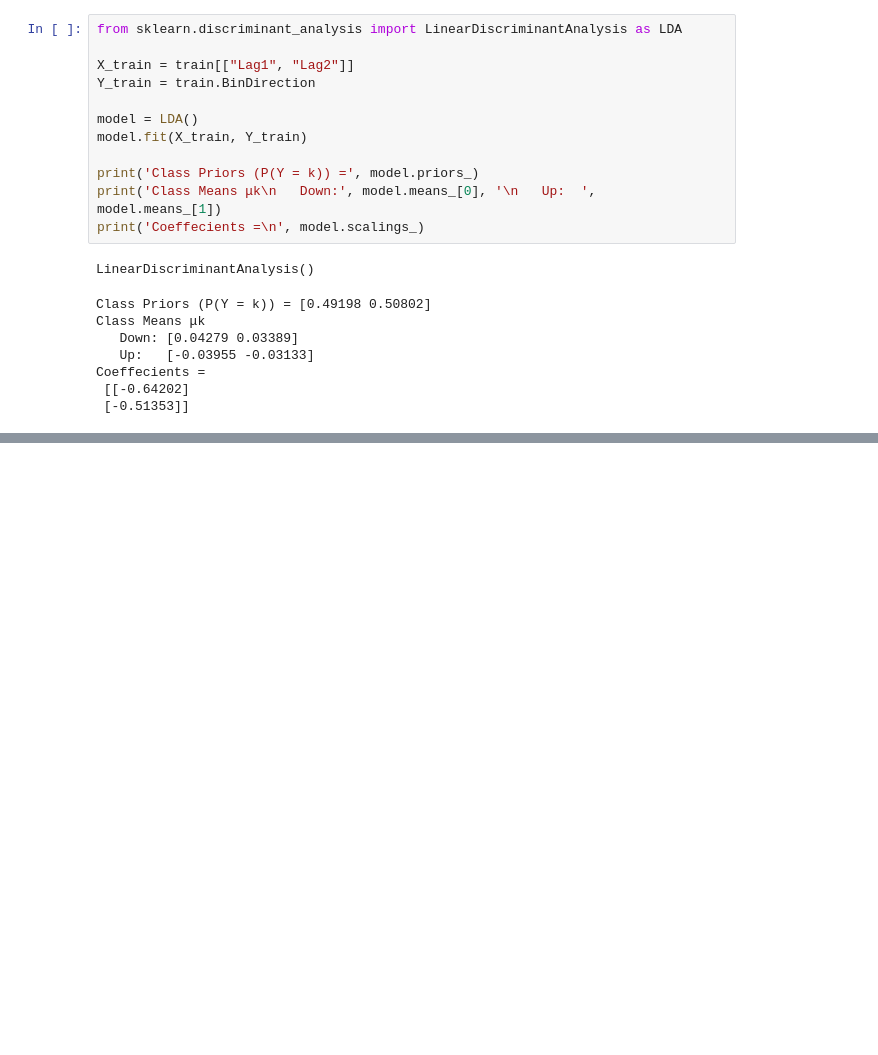
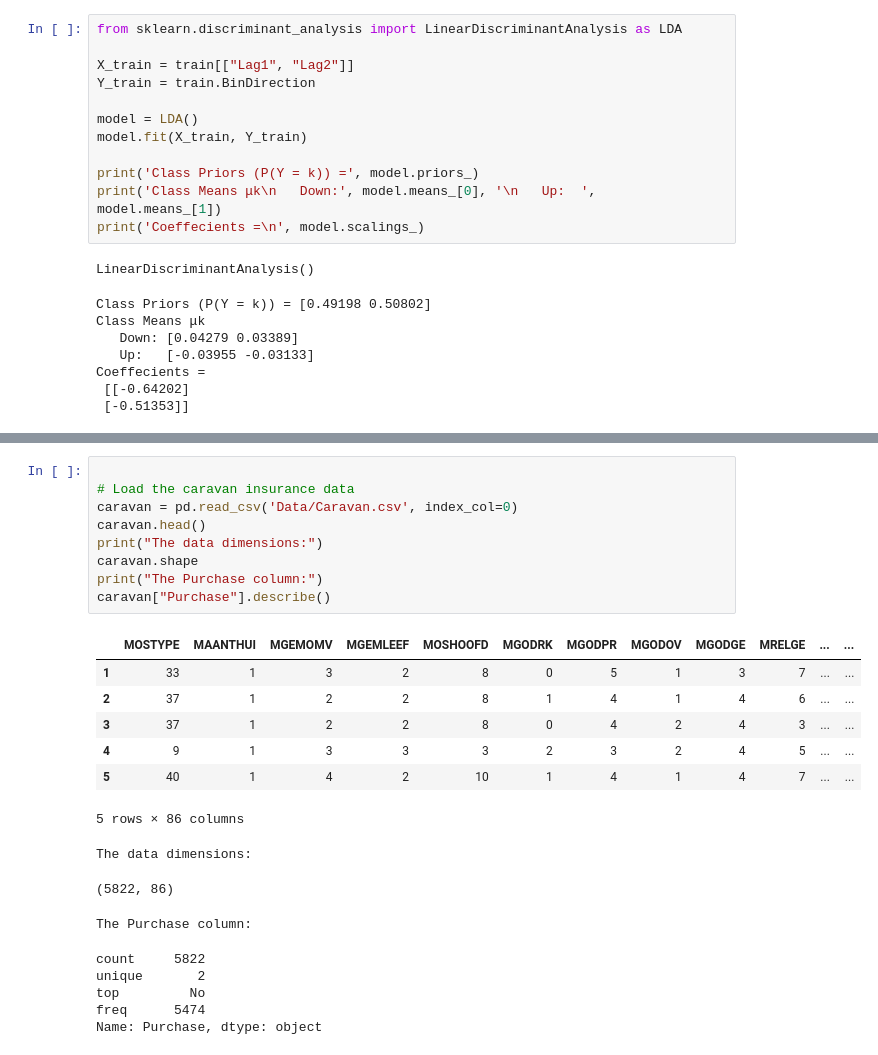
Before and after one commit to alexandrasouly/ISLR-but-python, a Jupyter notebook: Chapter_4_Lab.ipynb, the cells around one changed output, grey strips where cells are left out. Saved outputs shown, nothing was run; the diff lists cells and outputs as text; blank space fills up the shorter version.

```diff
--- a/Chapter_4_Lab.ipynb
+++ b/Chapter_4_Lab.ipynb
@@ -393,0 +549,25 @@ plt.plot()
+# %%
+
+# Load the caravan insurance data
+caravan = pd.read_csv('Data/Caravan.csv', index_col=0)
+caravan.head()
+print("The data dimensions:")
+caravan.shape
+print("The Purchase column:")
+caravan["Purchase"].describe()
+# %% [output]
+|  | MOSTYPE | MAANTHUI | MGEMOMV | MGEMLEEF | MOSHOOFD | MGODRK | MGODPR | MGODOV | MGODGE | MRELGE | ... | ... |
+| 1 | 33 | 1 | 3 | 2 | 8 | 0 | 5 | 1 | 3 | 7 | ... | ... |
+| 2 | 37 | 1 | 2 | 2 | 8 | 1 | 4 | 1 | 4 | 6 | ... | ... |
+| 3 | 37 | 1 | 2 | 2 | 8 | 0 | 4 | 2 | 4 | 3 | ... | ... |
+| 4 | 9 | 1 | 3 | 3 | 3 | 2 | 3 | 2 | 4 | 5 | ... | ... |
+| 5 | 40 | 1 | 4 | 2 | 10 | 1 | 4 | 1 | 4 | 7 | ... | ... |
+5 rows × 86 columns
+The data dimensions:
+(5822, 86)
+The Purchase column:
+count     5822
+unique       2
+top         No
+freq      5474
+Name: Purchase, dtype: object
```
Also changed, not shown: parts of 32 cells of this notebook, 1 other file.
